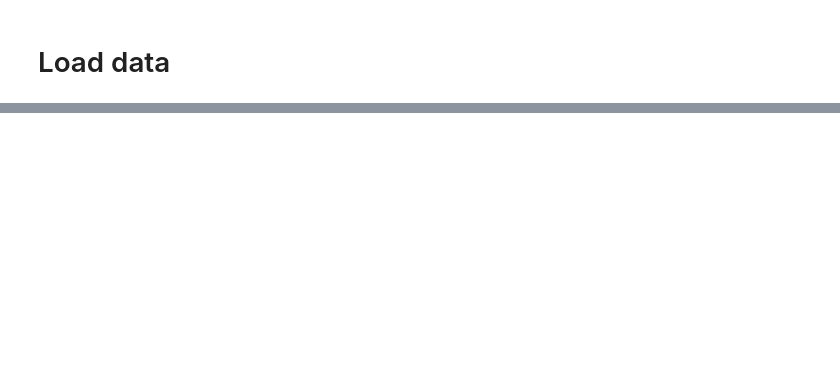
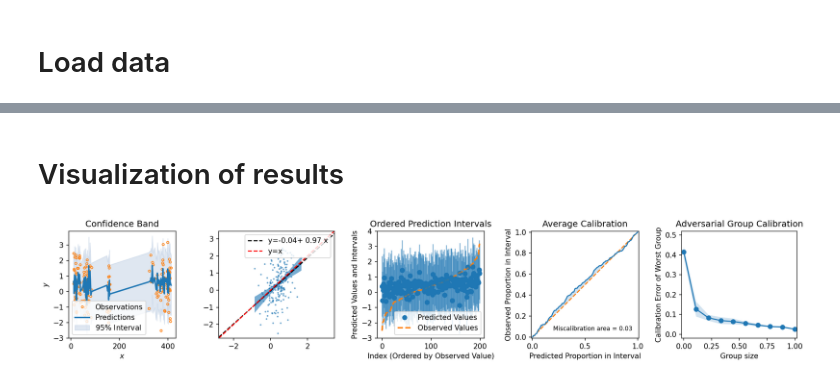
Before and after one commit to KangchengHou/calpred-manuscript, a Jupyter notebook: notebooks/evaluate-sim.ipynb, the cells around one changed output, grey strips where cells are left out. Drawn from its saved outputs; the diff is of its cells as text; code cells hidden in the pictures; blank space fills up the shorter version.

```diff
--- a/notebooks/evaluate-sim.ipynb
+++ b/notebooks/evaluate-sim.ipynb
@@ -234,0 +146,33 @@ pheno_cali
+# %%
+np.random.seed(1)
+
+# perform calibration
+df_calibrated = admix_prs.calibrate_pred(
+    df_info,
+    y_col="PHENO",
+    pred_col="PRS_MEAN",
+    predstd_col="PRS_STD",
+    calibrate_idx=calibrate_idx,
+    ci_method="shift",
+    mean_adjust_cols=["SEX"],
+    ci_adjust_cols=["PC1"],
+    ci=0.9,
+)
+covar_cols = ["PHENO", "PC1", "PC1_Q", "PC2_Q", "SEX", "AGE_Q"]
+df_calibrated[covar_cols] = df_info[covar_cols].reindex(df_calibrated.index)
+
+for col in ["PC1_Q"]:
+    display(Markdown(f"### {col}"))
+
+    display(
+        admix_prs.evaluate(
+            df_calibrated.loc[
+                test_idx,
+            ],
+            y_col="PHENO",
+            pred_col="PRS_MEAN",
+            predstd_col="PRS_STD",
+            group_col=col,
+            ci=0.9,
+        )
+    )
@@ -234,0 +205,12 @@ pheno_cali
+# %% [markdown]
+# Visualization of results
+# %%
+df_tmp = df_calibrated.sample(n=200, random_state=42)
+admix_prs.uct_plot(
+    pred_mean=df_tmp["PRS_MEAN"].values,
+    pred_std=df_tmp["PRS_STD"].values,
+    y=df_tmp["PHENO"].values,
+    x=df_tmp["PC1"].values,
+)
+# %% [output]
+[figure, added]
```
Also changed, not shown: parts of 26 cells of this notebook.
